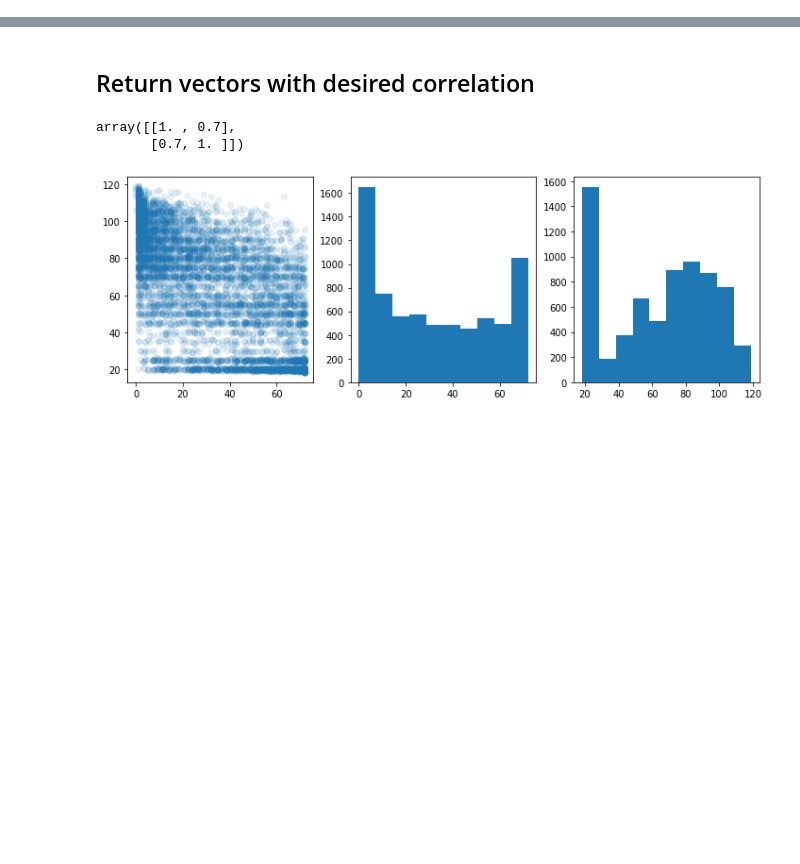
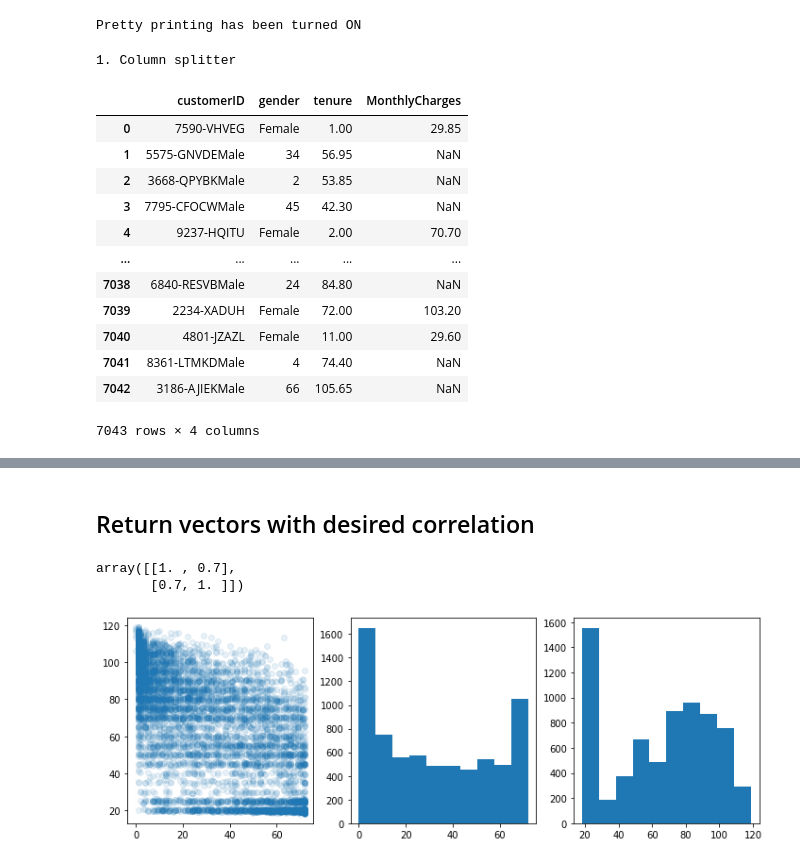
Before and after one commit to joeltanwr/DirtyDF, a Jupyter notebook: test_notebooks/mvtnorm_and_copulas.ipynb, the cells around one changed output, grey strips where cells are left out. Cells and saved outputs as stored; diff of their text form; code cells hidden in the pictures; blank space fills up the shorter version.

```diff
--- a/test_notebooks/mvtnorm_and_copulas.ipynb
+++ b/test_notebooks/mvtnorm_and_copulas.ipynb
@@ -74,0 +85,32 @@ plt.hist(telco.MonthlyCharges);
+# %%
+id1 = telco2.gender == "Male"
+# %%
+pprint
+# %% [output]
+Pretty printing has been turned ON
+# %%
+combine_these = list(id1.index[id1].values)
+# %%
+c1 = ColumnJoiner(row_idx=combine_these, col_idx=[0,1])
+# %%
+ddf3 = DirtyDF(telco2).add_stainers(c1)
+# %%
+ddf3.summarise_stainers()
+# %% [output]
+1. Column splitter
+# %%
+ddf3.run_stainer().get_df()
+# %% [output]
+|  | customerID | gender | tenure | MonthlyCharges |
+| 0 | 7590-VHVEG | Female | 1.00 | 29.85 |
+| 1 | 5575-GNVDEMale | 34 | 56.95 | NaN |
+| 2 | 3668-QPYBKMale | 2 | 53.85 | NaN |
+| 3 | 7795-CFOCWMale | 45 | 42.30 | NaN |
+| 4 | 9237-HQITU | Female | 2.00 | 70.70 |
+| ... | ... | ... | ... | ... |
+| 7038 | 6840-RESVBMale | 24 | 84.80 | NaN |
+| 7039 | 2234-XADUH | Female | 72.00 | 103.20 |
+| 7040 | 4801-JZAZL | Female | 11.00 | 29.60 |
+| 7041 | 8361-LTMKDMale | 4 | 74.40 | NaN |
+| 7042 | 3186-AJIEKMale | 66 | 105.65 | NaN |
+7043 rows × 4 columns
```
Also changed, not shown: parts of 27 cells of this notebook, 1 other file.
